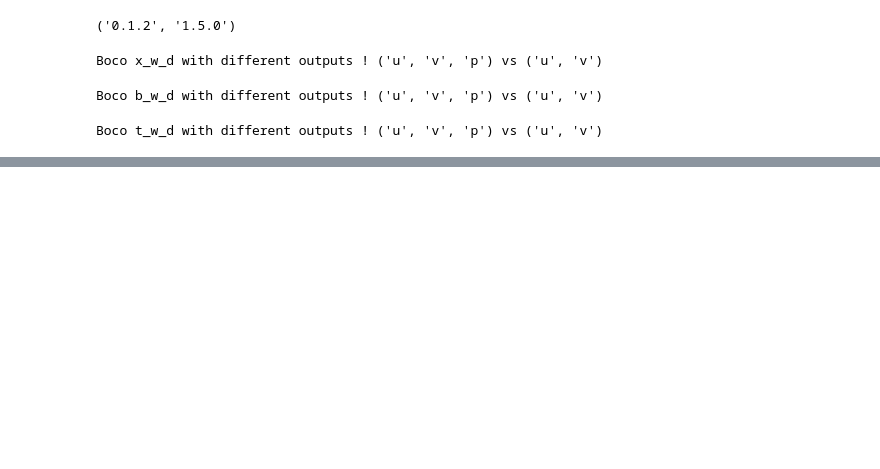
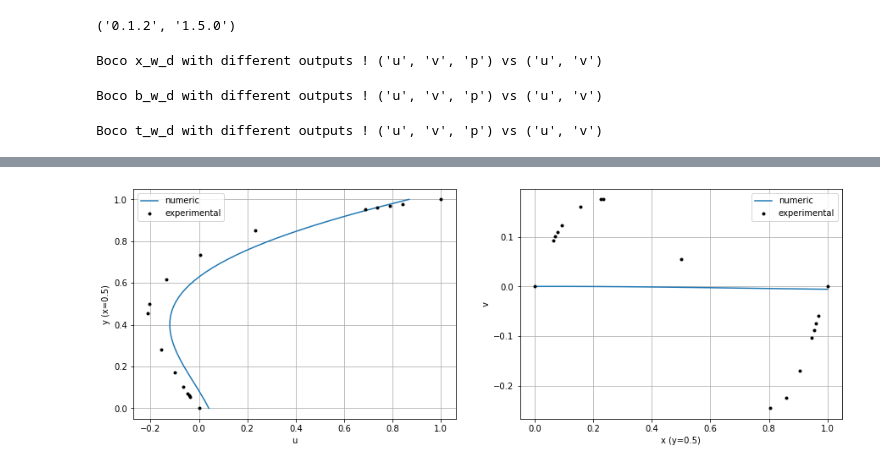
Before and after one commit to juansensio/nangs, a Jupyter notebook: examples/06_DrivenCavity_steady.ipynb, the cells around one changed output, grey strips where cells are left out. Saved outputs shown, nothing was run; the diff lists cells and outputs as text; code cells hidden in the pictures; blank space fills up the shorter version.

```diff
--- a/examples/06_DrivenCavity_steady.ipynb
+++ b/examples/06_DrivenCavity_steady.ipynb
@@ -180,24 +184,26 @@ plt.show()
 # %%
 # profiles
 
 mid_u = u[:,len(u)//2]
 mid_v = v[len(v)//2,:]
 exp_u = pd.read_csv('data/dc_100_ux.csv', header=None).values
 exp_v= pd.read_csv('data/dc_100_uy.csv', header=None).values
 
 fig = plt.figure(figsize=(15,5))
 ax1 = plt.subplot(121)
 ax1.plot(mid_u, y, label="numeric")
 ax1.plot(exp_u[:,0], exp_u[:,1], '.k', label="experimental")
-ax1.set_xlabel('x')
-ax1.set_ylabel('u')
+ax1.set_xlabel('u')
+ax1.set_ylabel('y (x=0.5)')
 ax1.legend()
 ax1.grid(True)
 ax2 = plt.subplot(122)
 ax2.plot(x,mid_v, label="numeric")
 ax2.plot(exp_v[:,0], exp_v[:,1], '.k', label="experimental")
 ax2.legend()
-ax2.set_xlabel('y')
+ax2.set_xlabel('x (y=0.5)')
 ax2.set_ylabel('v')
 ax2.grid(True)
 plt.show()
+# %% [output]
+[figure, added]
```
Also changed, not shown: parts of 7 cells of this notebook, 2 other files.
